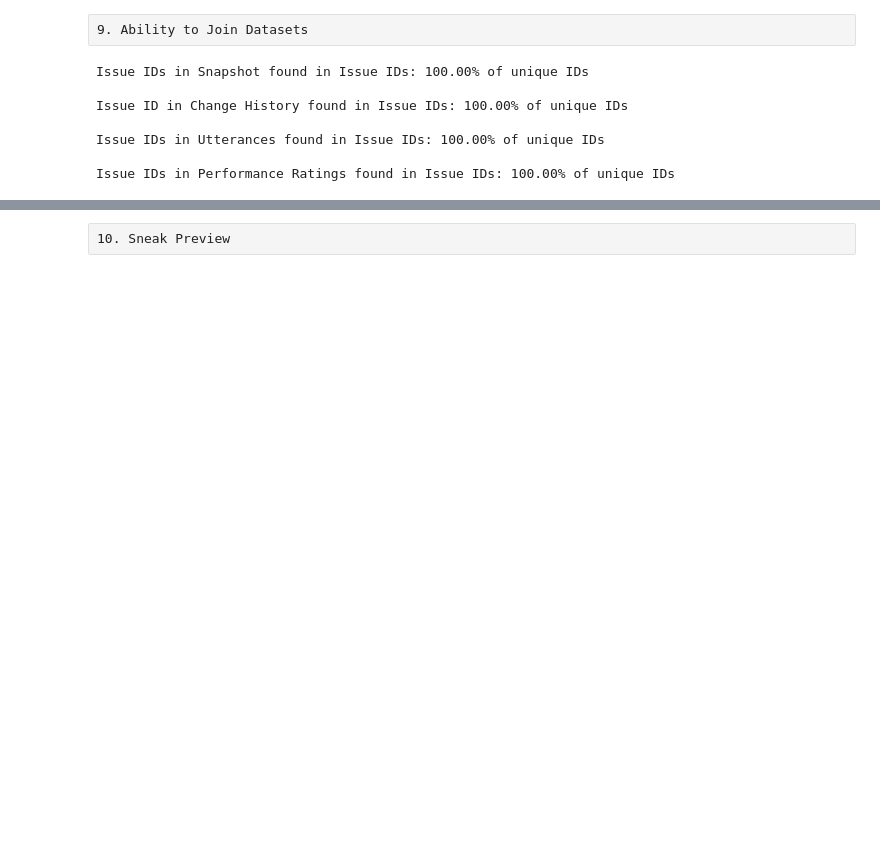
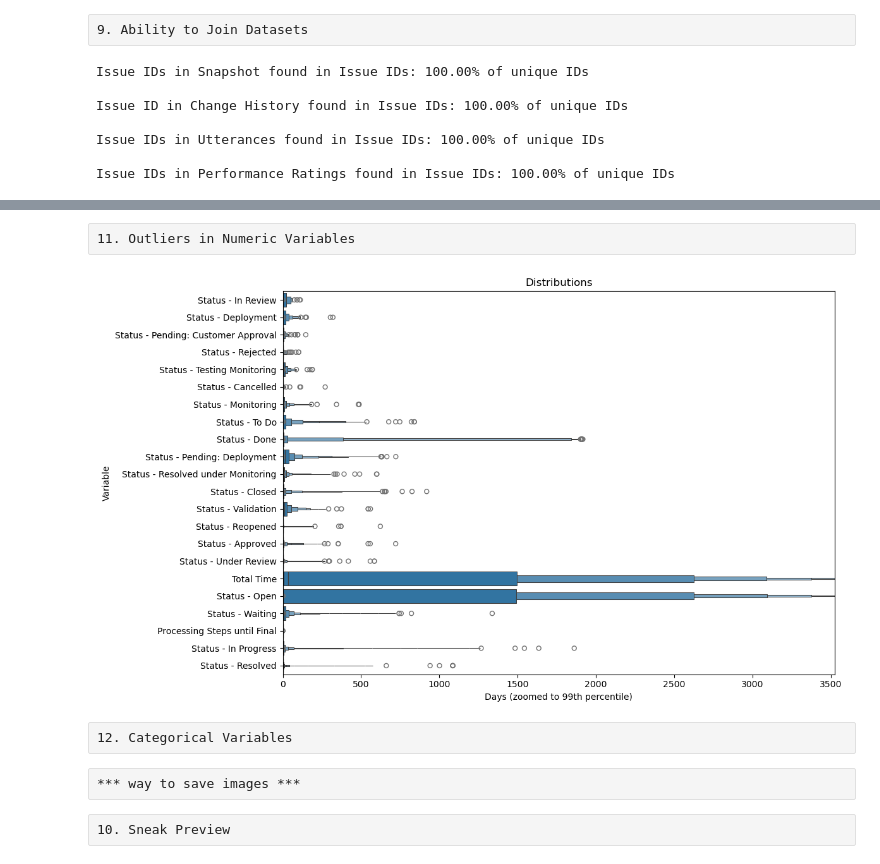
Before and after one commit to DataScientest-Studio/nov25_bds_int_helpdesk, a Jupyter notebook: notebooks/01_Data-inventory.ipynb, the cells around one changed output, grey strips where cells are left out. Drawn from its saved outputs; the diff is of its cells as text; code cells hidden in the pictures; blank space fills up the shorter version.

Commit message:
Update data inventory notebook

```diff
--- a/notebooks/01_Data-inventory.ipynb
+++ b/notebooks/01_Data-inventory.ipynb
@@ -375,0 +480,59 @@ Issue IDs in Performance Ratings found in Issue IDs: 100.00% of unique IDs
+# %% [raw]
+11. Outliers in Numeric Variables
+# %%
+# Function for calculating outliers
+def calculate_outliers(series):
+    s = series.dropna()
+    if s.empty:
+        return pd.Series({"N": 0,
+                          "Number of Outliers": 0,
+                          "Lower Bound": np.nan,
+                          "Upper Bound": np.nan})
+
+    q1 = s.quantile(0.25)
+    q3 = s.quantile(0.75)
+    iqr = q3 - q1
+    lower = q1 - 1.5 * iqr
+    upper = q3 + 1.5 * iqr
+
+    n_outliers = ((s < lower) | (s > upper)).sum()
+
+    return pd.Series({
+        "N": int(s.shape[0]),
+        "Number of Outliers": int(n_outliers),
+        "Lower Bound": float(lower),
+        "Upper Bound": float(upper)
+    })
+
+# Calulating outliers for numeric variables
+dfi_num_outliers = (
+    dfi_num.apply(calculate_outliers).T
+    .round(4)
+    .reset_index()
+    .rename(columns = {"index": "Column"})
+    #.sort_values("Column")
+    .reset_index(drop = True)
+)
+
+dfi_num_outliers_col = (dfi_num_outliers.sort_values("Number of Outliers", ascending = True)["Column"].tolist())
+
+dfi_num_outliers_col_long = (
+    (dfi_num[dfi_num_outliers_col] / 86400)  # convert seconds to days
+        .melt(var_name = "Variable", value_name = "Days")
+        .dropna()
+)
+
+boxenplot = dfi_num_outliers_col_long.copy()
+boxenplot["Variable"] = boxenplot["Variable"].replace(num_var_plot)
+
+plt.figure(figsize = (12, 7))
+sns.boxenplot(data = boxenplot, y = "Variable", x = "Days", orient = "h")
+plt.xlim(0, dfi_num_outliers_col_long["Days"].quantile(0.99))
+plt.xlabel("Days (zoomed to 99th percentile)")
+plt.title("Distributions")
+plt.tight_layout()
+plt.show()
+# %% [output]
+[figure, added]
+# %% [raw]
+12. Categorical Variables
@@ -375,0 +659,2 @@ Issue IDs in Performance Ratings found in Issue IDs: 100.00% of unique IDs
+# %% [raw]
+*** way to save images ***
```
Also changed, not shown: parts of 40 cells of this notebook.
